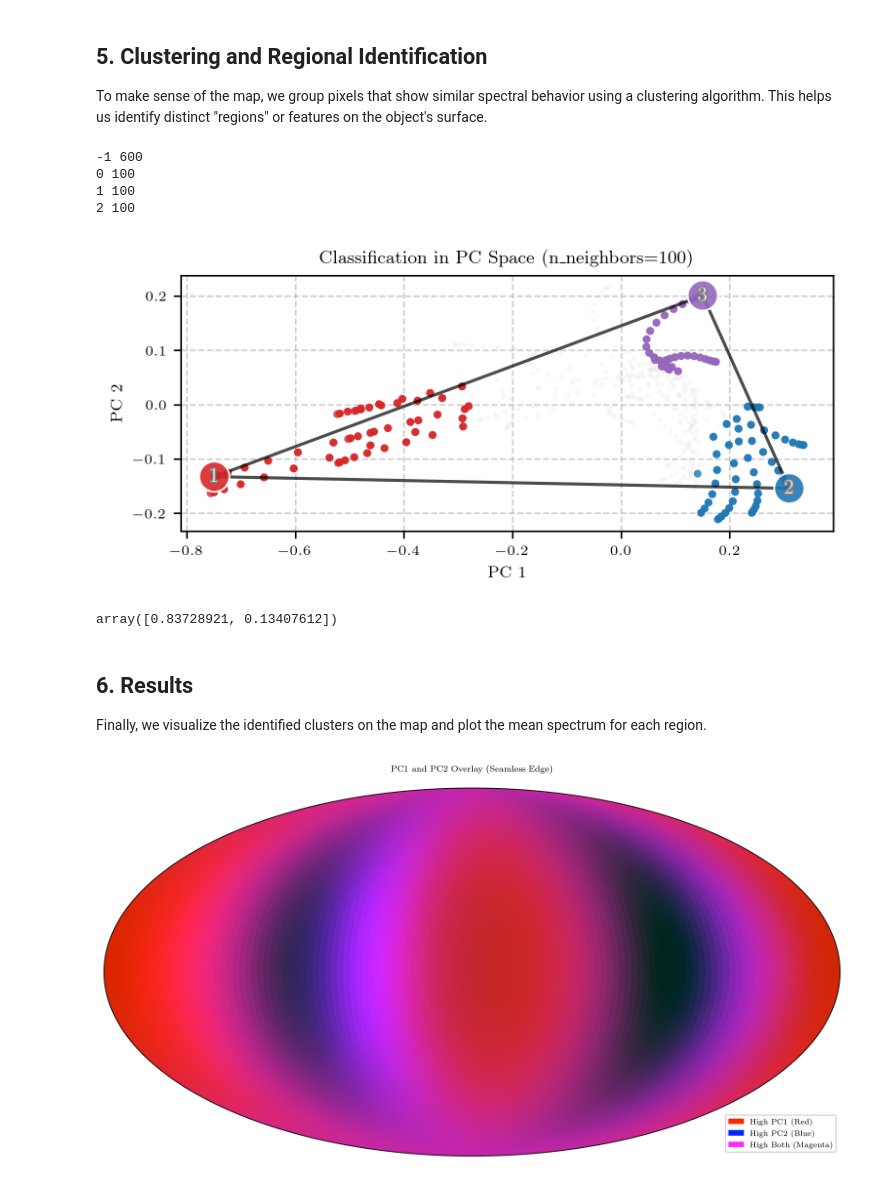
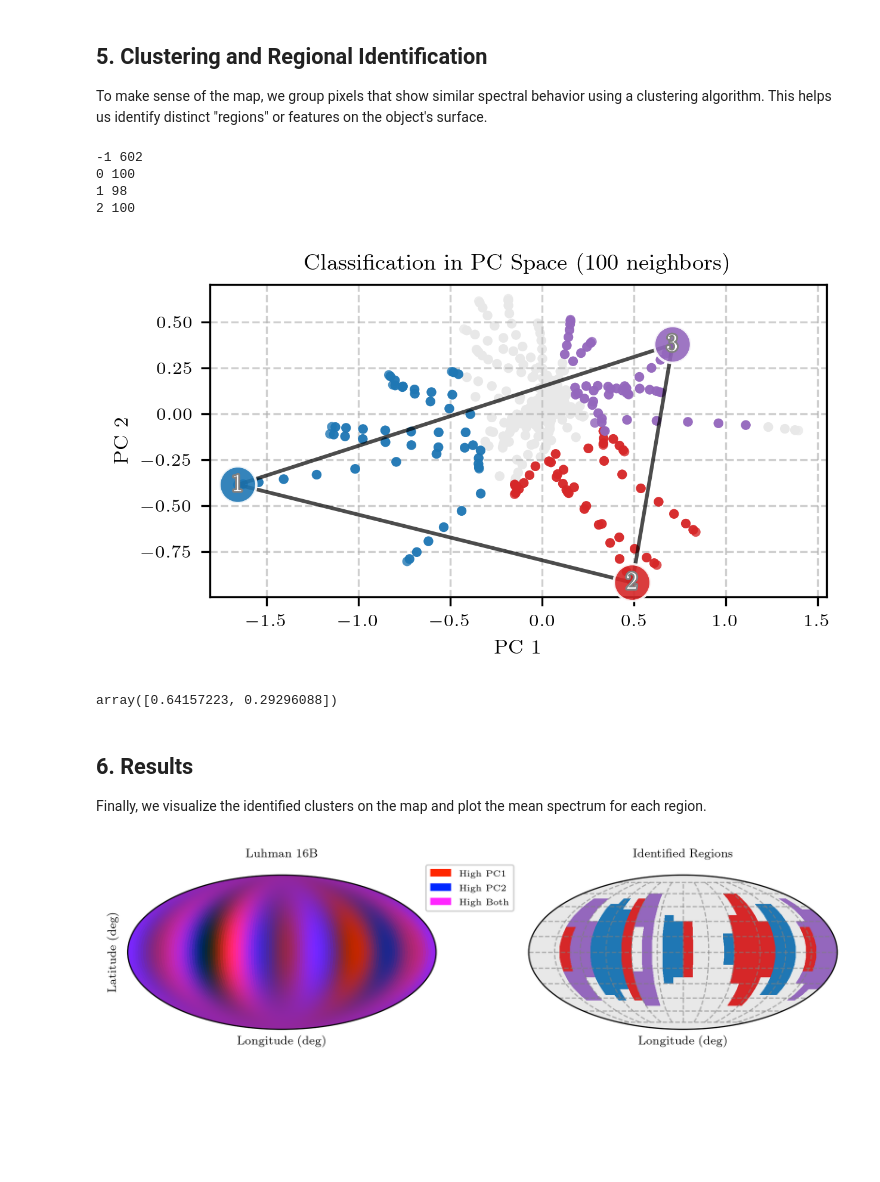
Before and after one commit to w-ruizhe/spectralmap, a Jupyter notebook: docs/source/tutorials/Luhman16b_2023.ipynb, the cells around one changed output. Cells and saved outputs as stored; diff of their text form; code cells hidden in the pictures; blank space fills up the shorter version.

```diff
--- a/docs/source/tutorials/Luhman16b_2023.ipynb
+++ b/docs/source/tutorials/Luhman16b_2023.ipynb
@@ -23,11 +23,12 @@ import numpy as np
 from spectralmap.utilities import bin_flux_by_theta
 
 # 1. Load the data files
-data_file = "data/Luhman16b_NIRSpec_2023.npz"
+data_file = "data/Luhman16B_NIRSpec_2023.npz"
 theta = np.load(data_file)["theta"]
 wl = np.load(data_file)["wl"]
 flux_raw = np.load(data_file)["flux_raw"]
-
+# flux_raw = flux_raw[wl>0.9]
+# wl = wl[wl>0.9]
 amplitudes = np.nanmean(flux_raw, axis=1)
 flux = (flux_raw.T / amplitudes).T
 
@@ -56,7 +58,7 @@ _ = map.draw(plot=True, projection="moll", grid=True, colorbar=True, n_samples=1
 We now solve for the maps. Since we don't know the complexity of the surface beforehand, we test spherical harmonic degrees ranging from `ydeg=2` to `ydeg=10`. The algorithm will automatically select the degree that best fits the data without overfitting (using the Bayesian Information Criterion).
 # %%
 from spectralmap.mapping import make_maps
-maps = make_maps(mode='rotational', map_res=30, ydegs=np.arange(2, 10))
+maps = make_maps(mode='rotational', map_res=30, ydegs=np.arange(2, 10), u=[0.3, 0])
 # %%
 # Solve for the best spherical harmonic degree (ydeg) for each wavelength
 # This optimizes the model complexity (model evidence) to avoid overfitting
@@ -97,34 +99,75 @@ To make sense of the map, we group pixels that show similar spectral behavior us
 # %%
 from spectralmap.cluster import find_clusters
 F_regionals, F_regional_errs, labels = find_clusters(F_all_wl, F_cov_all_wl, n_neighbors=100, n_corners=3)
 N = len(F_regionals)
+plt.tight_layout()
+# plt.savefig(PAPER_FIGURES_DIR+'Luhman16B_pc_space_classification.pdf', dpi=300)
 # %% [output]
--1 600
+-1 602
 0 100
-1 100
+1 98
 2 100
-[figure, old version]
+[figure, new version]
 # %%
 from sklearn.decomposition import PCA
 pca = PCA(n_components=2)
 pca.fit_transform(np.log10(F_all_wl).T)
 pca.explained_variance_ratio_
 # %% [output]
-array([0.83728921, 0.13407612])
+array([0.64157223, 0.29296088])
 # %% [markdown]
 ## 6. Results
 Finally, we visualize the identified clusters on the map and plot the mean spectrum for each region.
 # %%
 from sklearn.decomposition import PCA
 from spectralmap.utilities import expand_moll_values
-from spectralmap.plotting import plot_mollweide_rgb
+from spectralmap.plotting import plot_mollweide_rgb, plot_mollweide_labels, get_cmap
+
 pca = PCA(n_components=2)
 PCs = pca.fit_transform(np.log(F_all_wl).T)  # shape: (n_wavelengths, 2)
 pc1_scores = PCs[:, 0]
 pc2_scores = PCs[:, 1]
 
-mask_2d = maps.moll_mask
-fig, ax = plot_mollweide_rgb(pc1_scores, pc2_scores, mask_2d, upsample=4)
-plt.show()
+cluster_names = ["Background"] + [f"Region {i+1}" for i in range(N - 1)]
+cmap = get_cmap(N)
+
+fig, (ax_rgb, ax_lbl) = plt.subplots(
+    1,
+    2,
+    figsize=(7, 2.5),
+    subplot_kw={"projection": "mollweide"},
+)
+
+plot_mollweide_rgb(pc1_scores, pc2_scores, maps.moll_mask, upsample=4, ax=ax_rgb)
+ax_rgb.set_title("Luhman 16B", pad=12)
+ax_rgb.grid(alpha=0)
+# Resize/reposition the existing legend created inside plot_mollweide_rgb
+legend = ax_rgb.get_legend()
+if legend is not None:
+    legend.set_bbox_to_anchor((0.95, 1.1), transform=ax_rgb.transAxes)
+    legend._loc = 2  # upper left
+    legend.get_frame().set_alpha(0.85)
+    for txt in legend.get_texts():
+        txt.set_fontsize(6)
+
+_, _, pcm, _ = plot_mollweide_labels(
+    labels_masked=labels,      # should be ints 0..N-1 on masked pixels
+    moll_mask=maps.moll_mask,
+    map_res=map.map_res,
+    cmap=cmap,
+    names=cluster_names,
+    ax=ax_lbl,
+    add_colorbar=False,
+)
+ax_lbl.set_title("Identified Regions", pad=12)
+
+for ax in (ax_rgb, ax_lbl):
+    ax.set_xlabel("Longitude (deg)")
+ax_rgb.set_ylabel("Latitude (deg)")
+ax_lbl.set_ylabel("")
+ax_lbl.set_yticklabels([])
+
+plt.tight_layout()
+# plt.savefig(PAPER_FIGURES_DIR+'Luhman16B_identified_regions.pdf', dpi=300)
 # %% [output]
-[figure, old version]
+[figure, new version]
```
Also changed, not shown: parts of 7 cells of this notebook, 10 other files.
